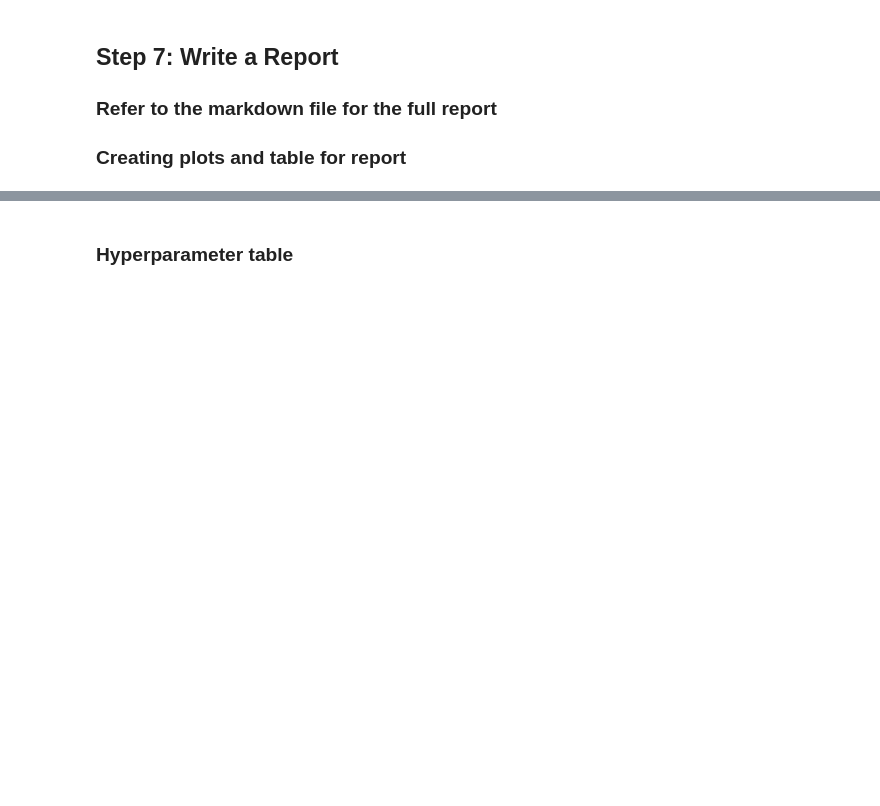
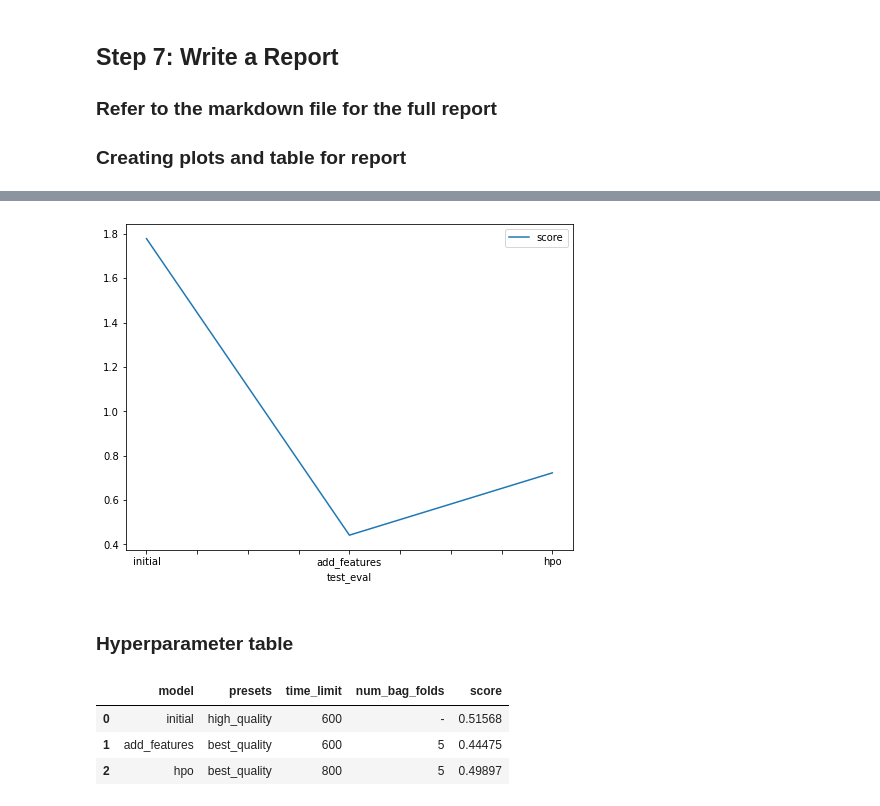
Before and after one commit to SaraaMaher/Predict-Bike-Sharing-Demand-with-AutoGluon, a Jupyter notebook: project1Autogluon].ipynb, the cells around one changed output, grey strips where cells are left out. Drawn from its saved outputs; the diff is of its cells as text; code cells hidden in the pictures; blank space fills up the shorter version.

```diff
--- a/project1Autogluon].ipynb
+++ b/project1Autogluon].ipynb
@@ -569,20 +627,27 @@ fig.savefig('model_train_score.png')
 # %%
 # Take the 3 kaggle scores and creating a line plot to show improvement
 fig = pd.DataFrame(
     {
         "test_eval": ["initial", "add_features", "hpo"],
-        "score": [?, ?, ?]
+        "score": [1.77783,0.44182, 0.72254]
     }
 ).plot(x="test_eval", y="score", figsize=(8, 6)).get_figure()
 fig.savefig('model_test_score.png')
+# %% [output]
+[figure, added]
 # %% [markdown]
 ### Hyperparameter table
 # %%
 # The 3 hyperparameters we tuned with the kaggle score as the result
 pd.DataFrame({
     "model": ["initial", "add_features", "hpo"],
-    "hpo1": [?, ?, ?],
-    "hpo2": [?, ?, ?],
-    "hpo3": [?, ?, ?],
-    "score": [?, ?, ?]
+    "presets":['high_quality','best_quality', 'best_quality'],
+    "time_limit": [600, 600, 800],
+    "num_bag_folds": ['-', 5, 5],
+    "score": [0.51568, 0.44475 , 0.49897]
 })
+# %% [output]
+|  | model | presets | time_limit | num_bag_folds | score |
+| 0 | initial | high_quality | 600 | - | 0.51568 |
+| 1 | add_features | best_quality | 600 | 5 | 0.44475 |
+| 2 | hpo | best_quality | 800 | 5 | 0.49897 |
```
Also changed, not shown: parts of 28 cells of this notebook.
